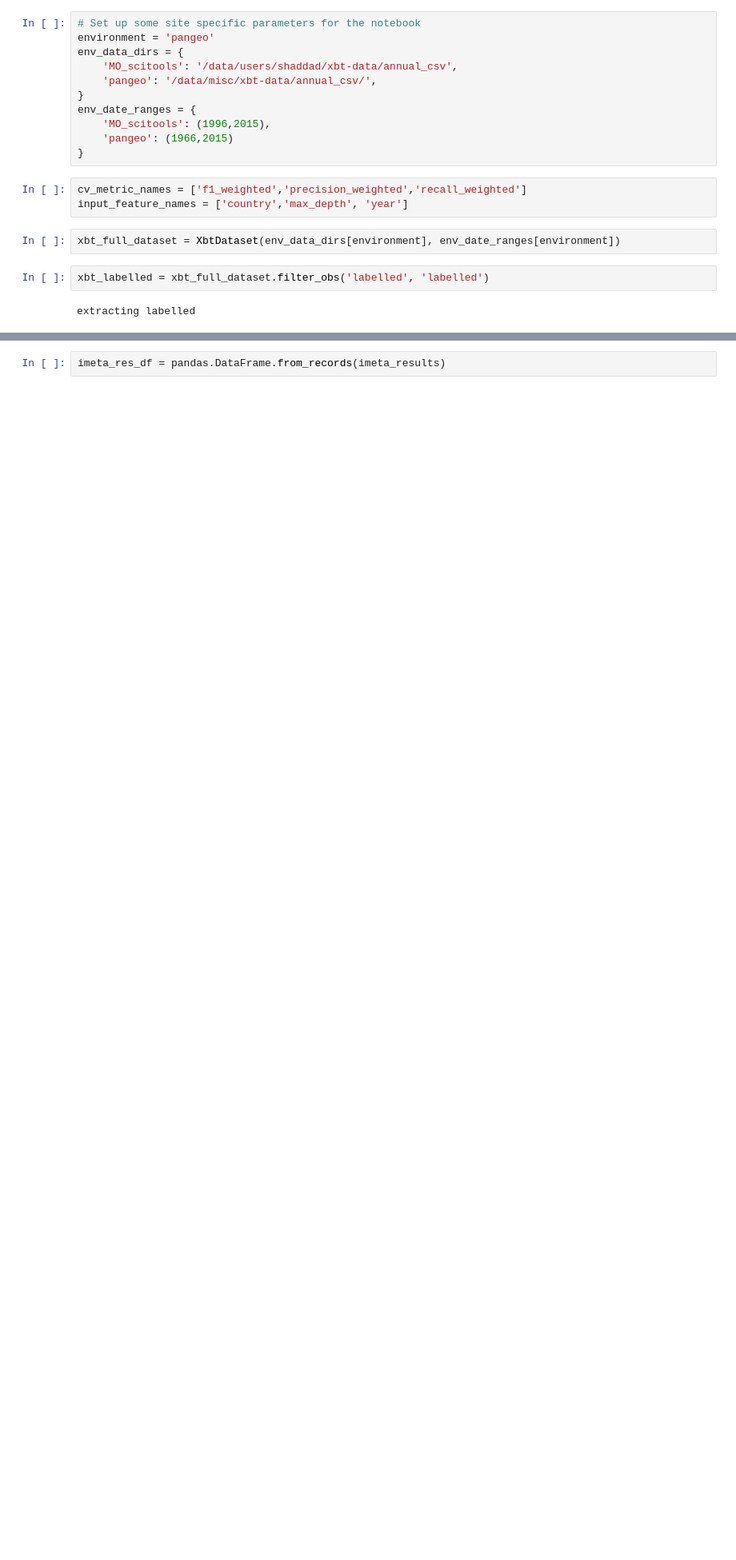
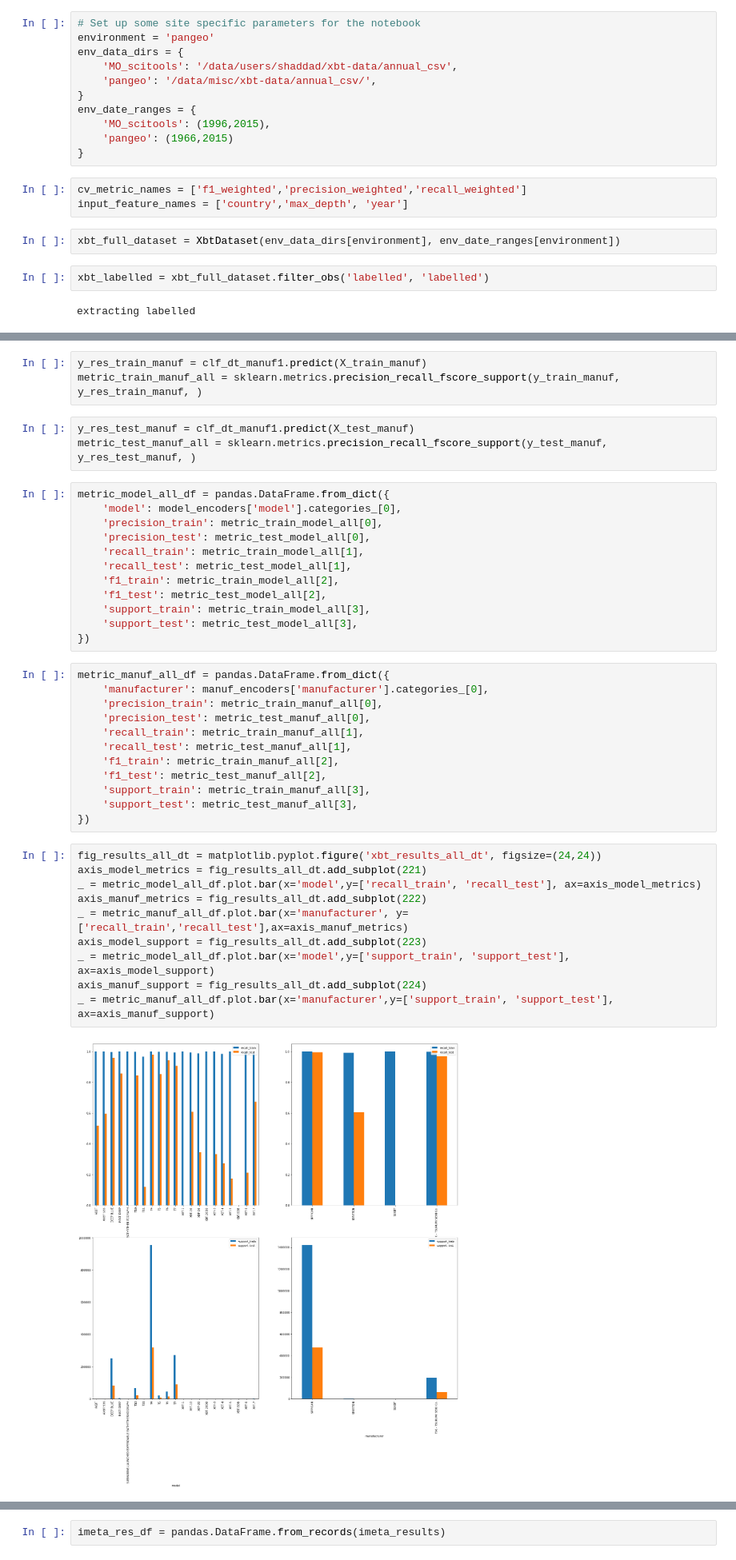
Before and after one commit to MetOffice/XBTs_classification, a Jupyter notebook: classification/imeta_ml_tree.ipynb, the cells around one changed output, grey strips where cells are left out. Shown at 80% size. Drawn from its saved outputs; the diff is of its cells as text; blank space fills up the shorter version.

```diff
--- a/classification/imeta_ml_tree.ipynb
+++ b/classification/imeta_ml_tree.ipynb
@@ -242,0 +91,42 @@ processing year 1983
+# %%
+y_res_train_manuf = clf_dt_manuf1.predict(X_train_manuf)
+metric_train_manuf_all = sklearn.metrics.precision_recall_fscore_support(y_train_manuf, y_res_train_manuf, )
+# %%
+y_res_test_manuf = clf_dt_manuf1.predict(X_test_manuf)
+metric_test_manuf_all = sklearn.metrics.precision_recall_fscore_support(y_test_manuf, y_res_test_manuf, )
+# %%
+metric_model_all_df = pandas.DataFrame.from_dict({
+    'model': model_encoders['model'].categories_[0],
+    'precision_train': metric_train_model_all[0],
+    'precision_test': metric_test_model_all[0],
+    'recall_train': metric_train_model_all[1],
+    'recall_test': metric_test_model_all[1],
+    'f1_train': metric_train_model_all[2],
+    'f1_test': metric_test_model_all[2],
+    'support_train': metric_train_model_all[3],
+    'support_test': metric_test_model_all[3],
+})
+# %%
+metric_manuf_all_df = pandas.DataFrame.from_dict({
+    'manufacturer': manuf_encoders['manufacturer'].categories_[0],
+    'precision_train': metric_train_manuf_all[0],
+    'precision_test': metric_test_manuf_all[0],
+    'recall_train': metric_train_manuf_all[1],
+    'recall_test': metric_test_manuf_all[1],
+    'f1_train': metric_train_manuf_all[2],
+    'f1_test': metric_test_manuf_all[2],
+    'support_train': metric_train_manuf_all[3],
+    'support_test': metric_test_manuf_all[3],
+})
+# %%
+fig_results_all_dt = matplotlib.pyplot.figure('xbt_results_all_dt', figsize=(24,24))
+axis_model_metrics = fig_results_all_dt.add_subplot(221)
+_ = metric_model_all_df.plot.bar(x='model',y=['recall_train', 'recall_test'], ax=axis_model_metrics)
+axis_manuf_metrics = fig_results_all_dt.add_subplot(222)
+_ = metric_manuf_all_df.plot.bar(x='manufacturer', y=['recall_train','recall_test'],ax=axis_manuf_metrics)
+axis_model_support = fig_results_all_dt.add_subplot(223)
+_ = metric_model_all_df.plot.bar(x='model',y=['support_train', 'support_test'], ax=axis_model_support)
+axis_manuf_support = fig_results_all_dt.add_subplot(224)
+_ = metric_manuf_all_df.plot.bar(x='manufacturer',y=['support_train', 'support_test'], ax=axis_manuf_support)
+# %% [output]
+[figure, added]
```
Also changed, not shown: parts of 28 cells of this notebook, 1 other file.
